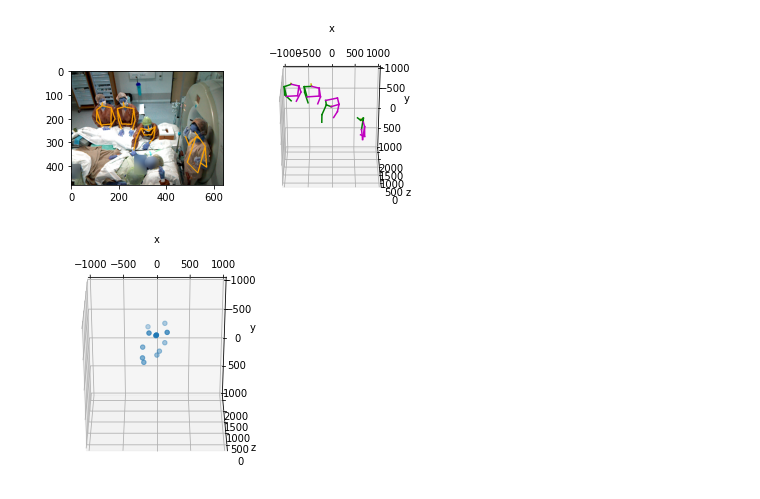
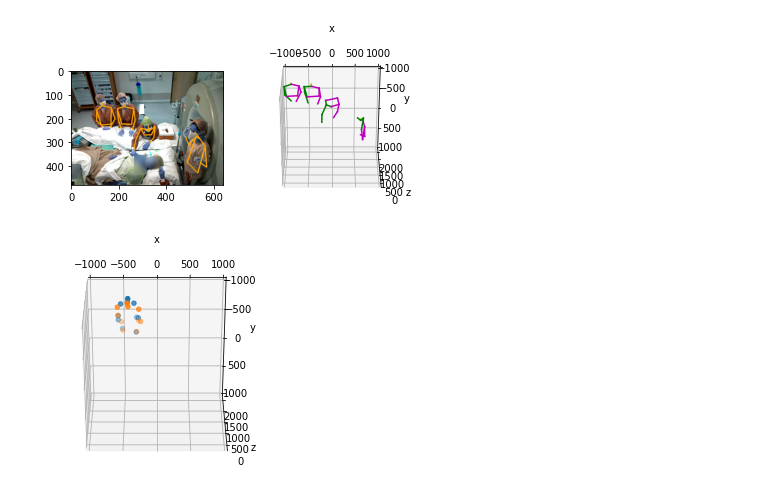
Before and after one commit to rob-med-usp/human_pose, a Jupyter notebook: eval_hydra.ipynb, the cells around one changed output. Drawn from its saved outputs; the diff is of its cells as text; code cells hidden in the pictures.

```diff
--- a/eval_hydra.ipynb
+++ b/eval_hydra.ipynb
@@ -10,6 +10,8 @@ import random
 import matplotlib.pyplot as plt
 
 from src.HydraPose import HydraPose, SEFFPOSE
+from src.SkeletonsBridge import SkeletonsBridge
+bridge = SkeletonsBridge()
 
 
 import sys
@@ -177,11 +183,18 @@ def runHydra():
     # hy.setIntrinsics(getCamMtxFromDataset(camma_mvor_gt,0),getCamDistFromDataset(camma_mvor_gt,0))
     hy.setIntrinsics(getCamMtxFromDataset(camma_mvor_gt,0), np.array([0.,0.,0.,0.,0.]))
     persons = hy.estimate3DPose(imgs[0])
+    persons = persons[:4]
+    print(persons.shape)
+    persons_aux = np.zeros((persons.shape[0],10,3))
+    for idx, person in enumerate(persons):
+        persons_aux[idx] = bridge.HM36MtoMVOR(person)
     hy.initWindow()
     hy.viz.ax3D.set_xlim(-1000, 1000)
     hy.viz.ax3D.set_ylim(-1000, 1000)
     hy.viz.ax3D.set_zlim(-200, 2200)
-    hy.plotPersons(imgs[0].copy(), block=False)
-runHydra()
+    hy.persons3DHybrid = np.array(persons_aux[1:2])
+    hy.plotPersons(imgs[0].copy(), block=False, mode ='MVOR')
+    return persons_aux
+persons = runHydra()
 # %% [output]
 Starting device with CPU...
@@ -226,22 +253,25 @@ simulateAnnonPlot()
 Starting device with CPU...
 [figure]
 # %%
-id = 1
+id_ann = 1
+id = 3
 
 fig = plt.figure()
 ax = fig.add_subplot(projection='3d')
-X = anns3d[0]['keypoints3D'][0::4]
-Y = anns3d[0]['keypoints3D'][1::4]
-Z = anns3d[0]['keypoints3D'][2::4]
-ax.scatter(X,Y,Z)
+# X = anns3d[id]['keypoints3D'][0::4]
+# Y = anns3d[id]['keypoints3D'][1::4]
+# Z = anns3d[id]['keypoints3D'][2::4]
+# ax.scatter(X,Y,Z)
+ax.scatter(persons[id,:10,0],persons[id,:10,1],persons[id,:10,2])
+ax.scatter(persons3D_ann[id_ann,:10,0],persons3D_ann[id_ann,:10,1],persons3D_ann[id_ann,:10,2])
 ax.set_xlabel('x')
 ax.set_ylabel('y')
 ax.set_zlabel('z')
 ax.set_xlim(-1000, 1000)
 ax.set_ylim(-1000, 1000)
 ax.set_zlim(-200, 2200)
 ax.azim = -90
 ax.dist = 10
 ax.elev = -60
 # %% [output]
-[figure, old version]
+[figure, new version]
```
Also changed, not shown: parts of 10 cells of this notebook, 3 other files.
